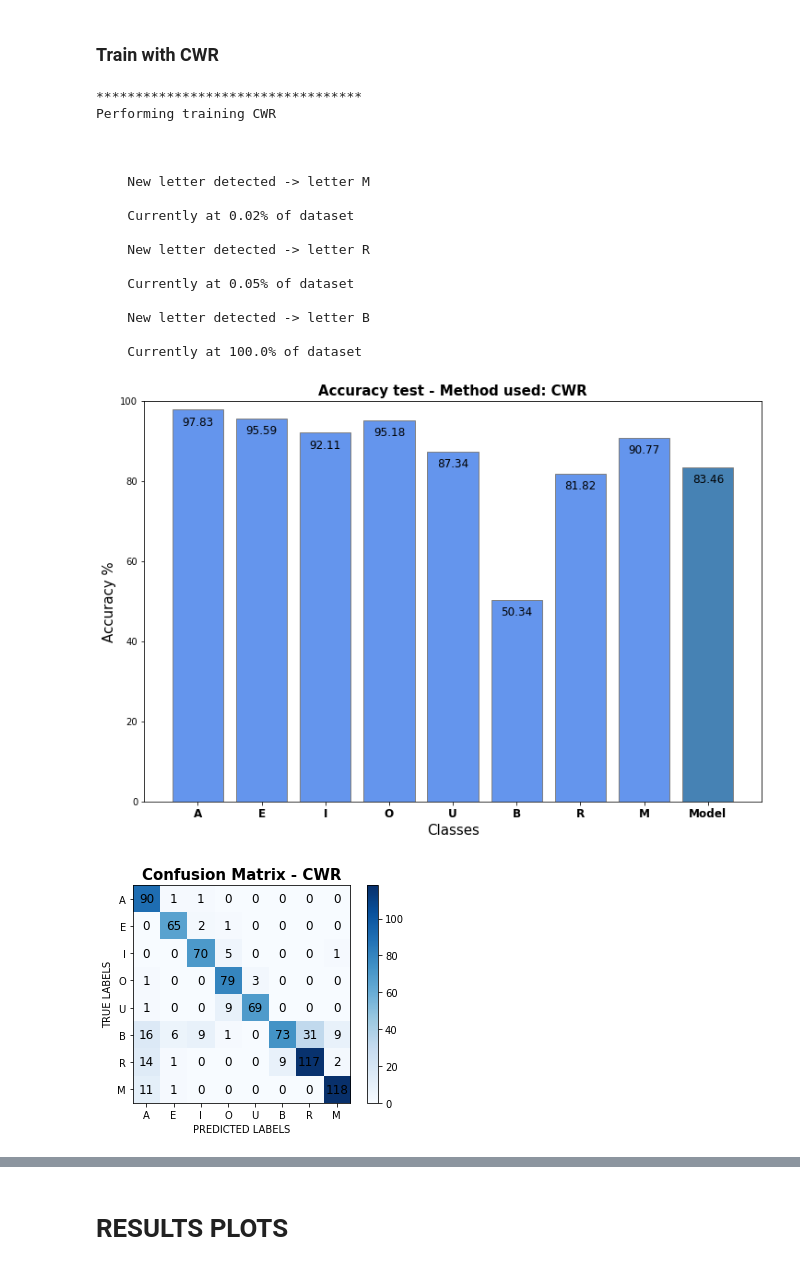
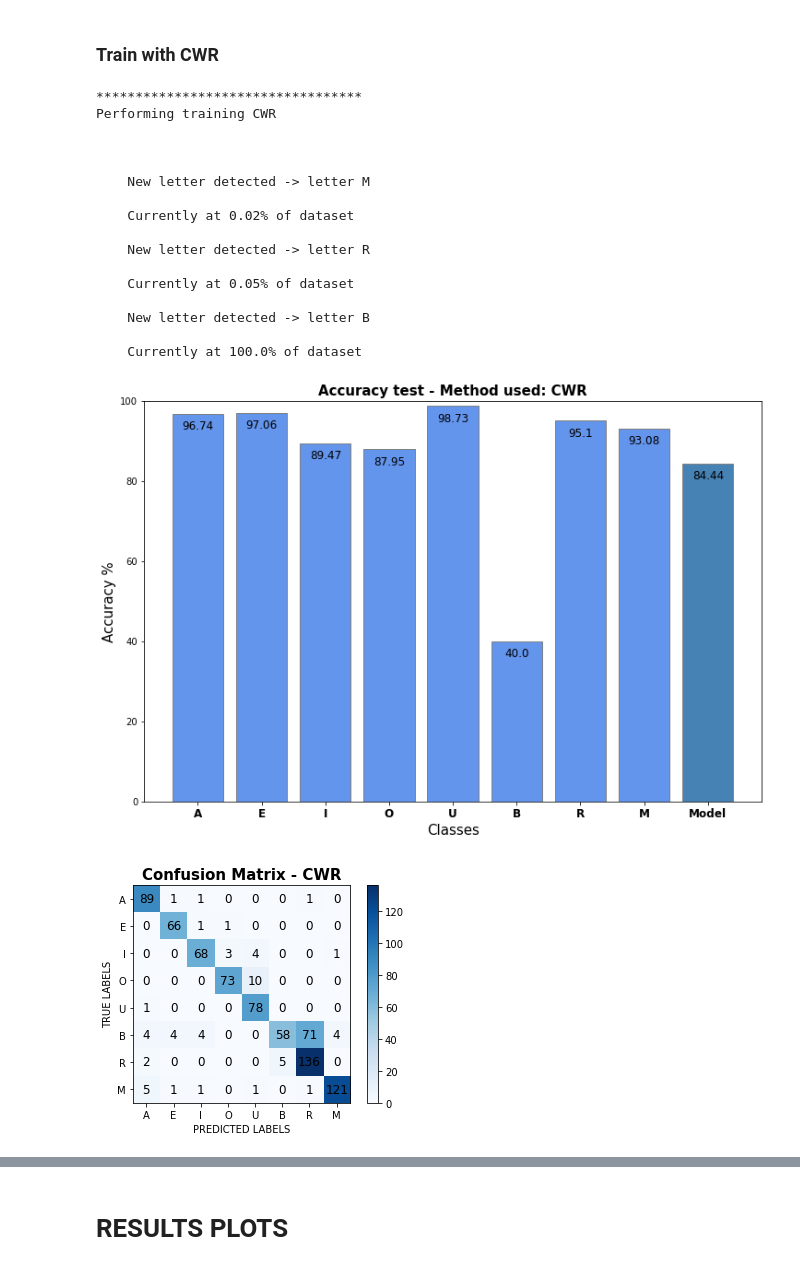
Before and after one commit to AlessandroAvi/Master_Thesis, a Jupyter notebook: Letters_application/Python/TinyOL.ipynb, the cells around one changed output, grey strips where cells are left out. Drawn from its saved outputs; the diff is of its cells as text; code cells hidden in the pictures.

Commit message:
Generati plot finali per il paper

```diff
--- a/Letters_application/Python/TinyOL.ipynb
+++ b/Letters_application/Python/TinyOL.ipynb
@@ -38,7 +38,7 @@ In this section the functions loadDataFromTxt and parseTrainTest are called. The
 # %% [markdown]
 Set DEBUG_HISTORY to 1 if you want to compare teh evolution of the STM and simulation. Set it to 0 if you don't want to use it.
 # %%
-DEBUG_HISTORY = 1      # 0 for no debug          | 1 for yes debug
+DEBUG_HISTORY = 0      # 0 for no debug          | 1 for yes debug
 # %% [markdown]
 Load the dataset used for testing the Keras model. Contains only vowels.
 # %%
@@ -815,10 +815,9 @@ def trainOneEpoch_CWR(model, x_train, x_test, y_train, y_test):
                     model.W[:,k] = np.multiply(tempW+model.W_2[:,k], 1/(found_lett[k]+1))
                     model.b[k]   = np.multiply(tempB+model.b_2[k],   1/(found_lett[k]+1))
 
-            model.W_2  = np.zeros((model.W.shape)) # np.copy(model.W) # np.zeros((model.W.shape))
-            model.b_2  = np.zeros((model.b.shape)) # np.copy(model.b) # np.zeros((model.b.shape))
+            model.W_2  =  np.copy(model.W) # np.zeros((model.W.shape))
+            model.b_2  =  np.copy(model.b) # np.zeros((model.b.shape))
             found_lett = np.zeros(8)  # reset
-
 
         # if the train data is finished still train the model but save the results
         if(i>=train_samples):
@@ -850,14 +849,14 @@ batch_size_OL = 16
 # %%
 # DEFINE WHICH TRAINING AND PLOTS TO SHOW
 
-KERAS      = 1
+KERAS      = 0
 OL_vowels  = 0
-OL         = 1
-OL_mini    = 1
-LWF        = 1
-LWF_mini   = 1
-OL_v2      = 1
-OL_v2_mini = 1
+OL         = 0
+OL_mini    = 0
+LWF        = 0
+LWF_mini   = 0
+OL_v2      = 0
+OL_v2_mini = 0
 CWR        = 1
 # %% [markdown]
 ### Define KERAS model (just create the class, actually don't train)
@@ -1116,36 +991,36 @@ Performing training with LWF - MINI BATCH
 if(CWR==1):
     Model_CWR = Custom_Layer(model)
     Model_CWR.title = 'CWR'
     Model_CWR.filename = 'CWR'
     Model_CWR.l_rate = 0.0005
 
-    Model_CWR.batch_size = 206 # 150,280,270, 210, 208,207 molto bene
+    Model_CWR.batch_size = 232 # 215, 207
 
     trainOneEpoch_CWR(Model_CWR, data_train, data_test, label_train, label_test)
 
     myWrite.save_PCconfMatrix(Model_CWR)
     myBar.plot_barChart(Model_CWR)
     myMatrix.plot_confMatrix(Model_CWR)
     myTable.table_params(Model_CWR)
 # %% [output]
 **********************************
 Performing training CWR
 
 
 
     New letter detected -> letter M
 
     Currently at 0.02% of dataset
 
     New letter detected -> letter R
 
     Currently at 0.05% of dataset
 
     New letter detected -> letter B
 
     Currently at 100.0% of dataset
-[figure, old version]
+[figure, new version]
-[figure, old version]
+[figure, new version]
 [figure]
 # %% [markdown]
 # RESULTS PLOTS
```
Also changed, not shown: parts of 12 cells of this notebook, 28 other files.
